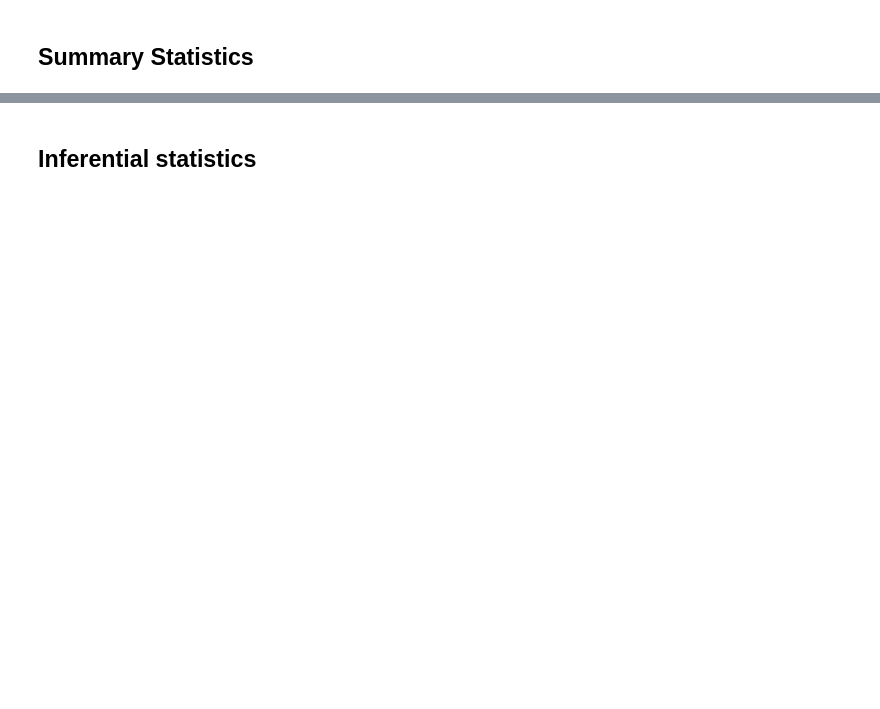
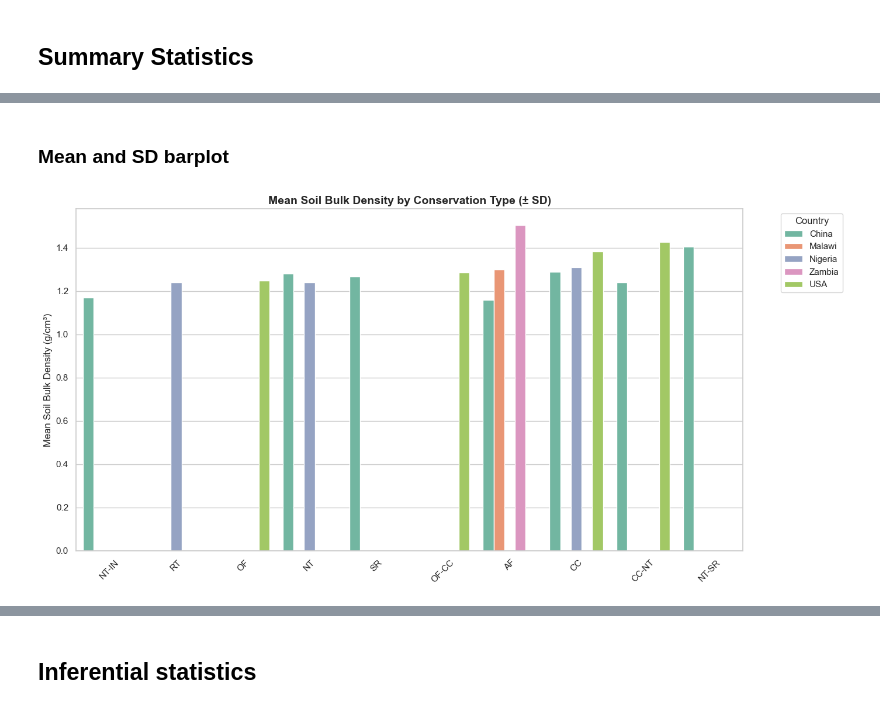
Before and after one commit to eleshuk/avcad_2025, a Jupyter notebook: question_1.ipynb, the cells around one changed output, grey strips where cells are left out. Cells and saved outputs as stored; diff of their text form; code cells hidden in the pictures; blank space fills up the shorter version.

```diff
--- a/question_1.ipynb
+++ b/question_1.ipynb
@@ -417,0 +149,66 @@ for var in ['SoilBD', 'SoilpH', 'CEC', 'MBN_T']:
+# %% [markdown]
+### Mean and SD barplot
+# %%
+import seaborn as sns
+import matplotlib.pyplot as plt
+
+# Filter to top 5 countries with most data
+top_countries = (
+    full_selection_df['Country']
+    .value_counts()
+    .nlargest(5)
+    .index
+)
+
+filtered_df = full_selection_df[full_selection_df['Country'].isin(top_countries)]
+
+# Remove unused Conservation Types
+valid_types = (
+    filtered_df.groupby("Conservation_Type")["SoilBD"]
+    .apply(lambda x: x.notna().sum())
+    .loc[lambda x: x > 0]
+    .index
+)
+
+filtered_df = filtered_df[filtered_df["Conservation_Type"].isin(valid_types)]
+
+# Compute mean and standard deviation
+bar_data = (
+    filtered_df.groupby(['Conservation_Type', 'Country'])['SoilBD']
+    .agg(['mean', 'std'])
+    .reset_index()
+)
+
+# Sort conservation types by average mean SoilBD
+mean_order = (
+    bar_data.groupby("Conservation_Type")["mean"]
+    .mean()
+    .sort_values()
+    .index
+)
+
+# Plot using updated seaborn API
+plt.figure(figsize=(14, 7))
+sns.set_theme(style="whitegrid")
+sns.barplot(
+    data=bar_data,
+    x="Conservation_Type",
+    y="mean",
+    hue="Country",
+    order=mean_order,
+    palette="Set2",
+    errorbar=("sd"),
+    err_kws={'linewidth': 1.5},
+    capsize=0.1
+)
+
+# Format plot
+plt.title("Mean Soil Bulk Density by Conservation Type (± SD)", fontsize=14, weight='bold')
+plt.ylabel("Mean Soil Bulk Density (g/cm³)")
+plt.xlabel("")
+plt.xticks(rotation=45)
+plt.legend(title="Country", bbox_to_anchor=(1.05, 1), loc="upper left")
+plt.tight_layout()
+plt.show()
+# %% [output]
+[figure, added]
```
Also changed, not shown: parts of 44 cells of this notebook, 2 other files.
